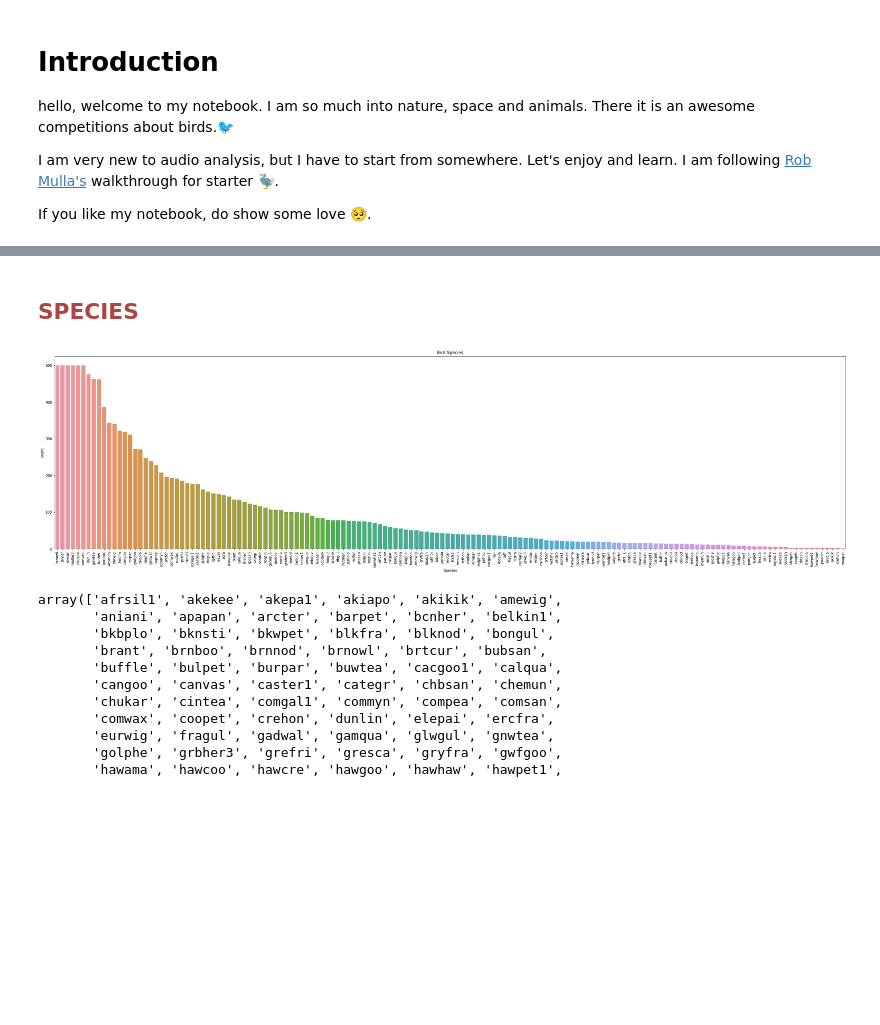
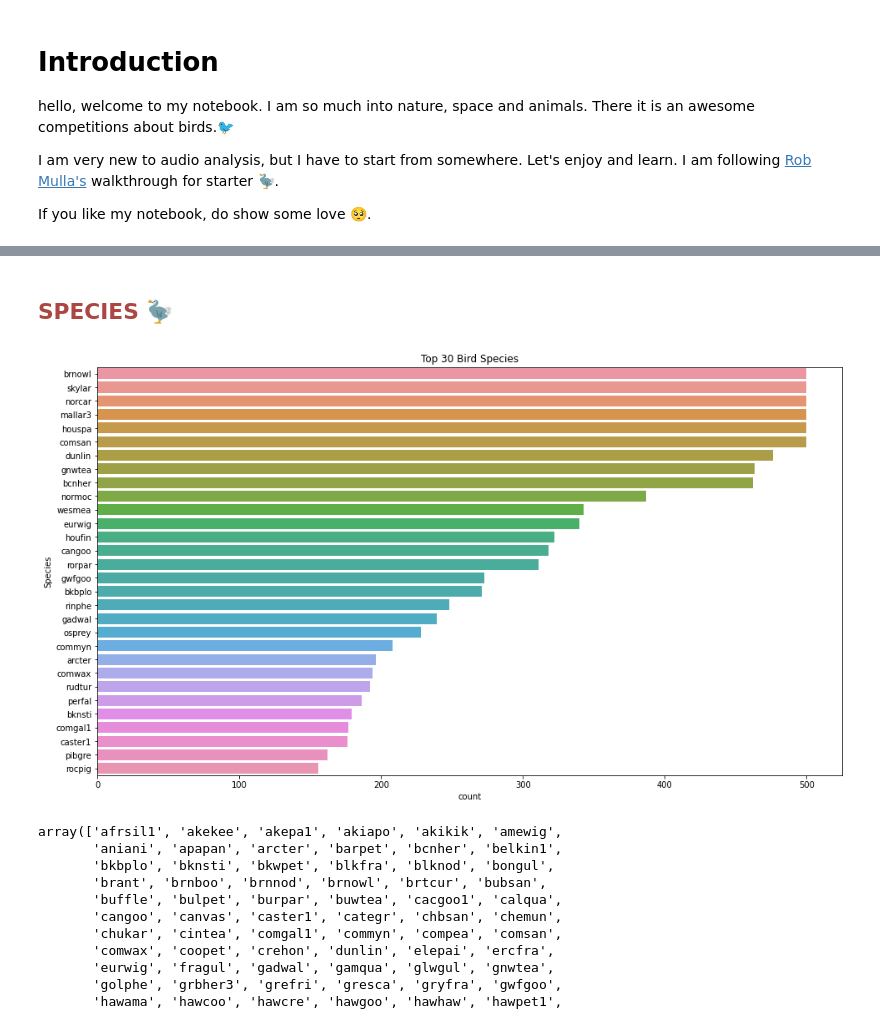
Before and after one commit to heyrobin/Birds-identify-eda, a Jupyter notebook: birds-eda.ipynb, the cells around one changed output, grey strips where cells are left out. Cells and saved outputs as stored; diff of their text form; code cells hidden in the pictures; blank space fills up the shorter version.

Commit message:
Kaggle Notebook | 🦤🐦🐤 Birds EDA 🐧? | Version 4

```diff
--- a/birds-eda.ipynb
+++ b/birds-eda.ipynb
@@ -44,17 +48,17 @@ train.head()
 | 3 | afrsil1 | [] | ['alarm call', 'call'] | 17.0922 | 54.2958 | Euodice cantans | African Silverbill | Oscar Campbell | ... |
 | 4 | afrsil1 | [] | ['flight call'] | 21.4581 | -157.7252 | Euodice cantans | African Silverbill | Ross Gallardy | ... |
 # %% [markdown]
-## <span style="color:#AC4643"> SPECIES</span>
+## <span style="color:#AC4643"> SPECIES 🦤</span>
 # %%
-plt.figure(figsize=(40,10))
-sns.countplot(x=train["primary_label"],
-             order=train["primary_label"].value_counts().index)
+plt.figure(figsize=(16,9))
+sns.countplot(y=train["primary_label"],
+             order=train["primary_label"].value_counts().iloc[:30].index)
 
-plt.xticks(rotation=90)
-plt.title('Bird Species')
-plt.xlabel("Species");
+#plt.xticks(rotation=90)
+plt.title('Top 30 Bird Species')
+plt.ylabel("Species");
 # %% [output]
-[figure, old version]
+[figure, new version]
 # %%
 train["primary_label"].unique()
 # %% [output]
```
Also changed, not shown: parts of 9 cells of this notebook.
